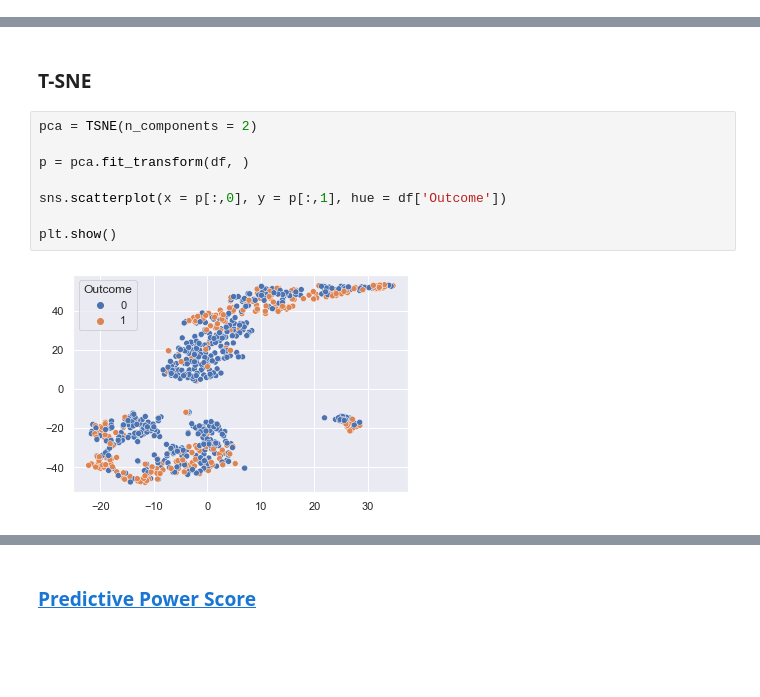
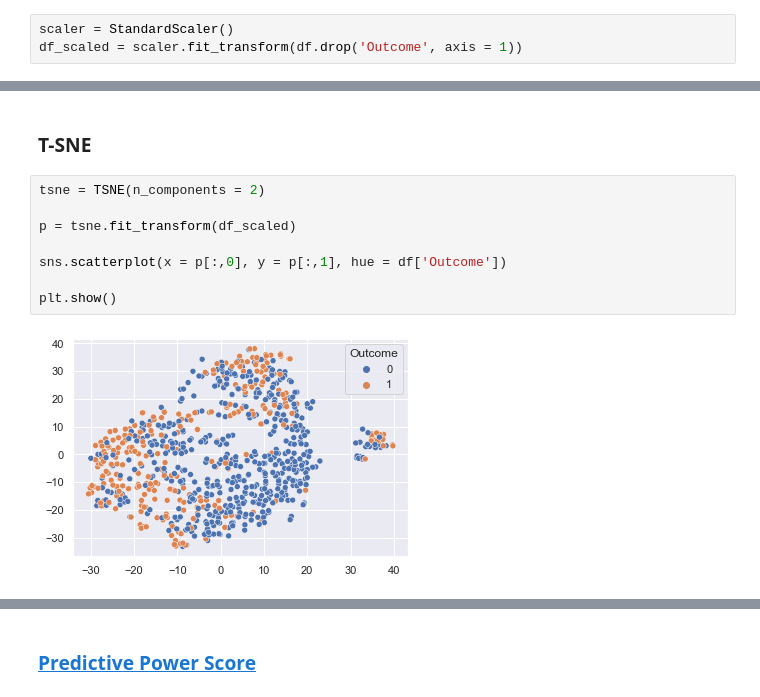
Before and after one commit to moesmatheus/Analise-Preditiva-Avancada-MBA, a Jupyter notebook: Análise Exploratória.ipynb, the cells around one changed output, grey strips where cells are left out. Cells and saved outputs as stored; diff of their text form; blank space fills up the shorter version.

```diff
--- a/Análise Exploratória.ipynb
+++ b/Análise Exploratória.ipynb
@@ -188,3 +193,6 @@ plt.show()
+# %%
+scaler = StandardScaler()
+df_scaled = scaler.fit_transform(df.drop('Outcome', axis = 1))
 # %%
 pca = PCA(n_components = 2)
 
@@ -198,12 +239,12 @@ plt.show()
 # %% [markdown]
 ### T-SNE
 # %%
-pca = TSNE(n_components = 2)
+tsne = TSNE(n_components = 2)
 
-p = pca.fit_transform(df, )
+p = tsne.fit_transform(df_scaled)
 
 sns.scatterplot(x = p[:,0], y = p[:,1], hue = df['Outcome'])
 
 plt.show()
 # %% [output]
-[figure, old version]
+[figure, new version]
```
Also changed, not shown: parts of 10 cells of this notebook, 3 other files.
